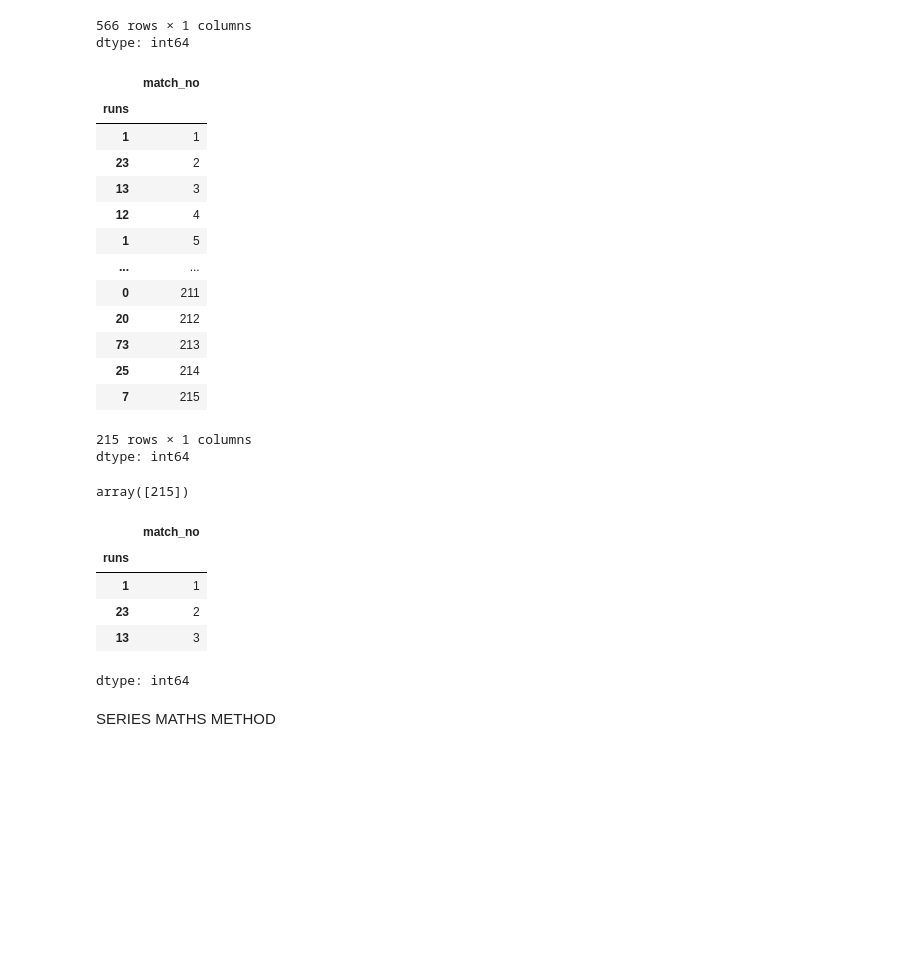
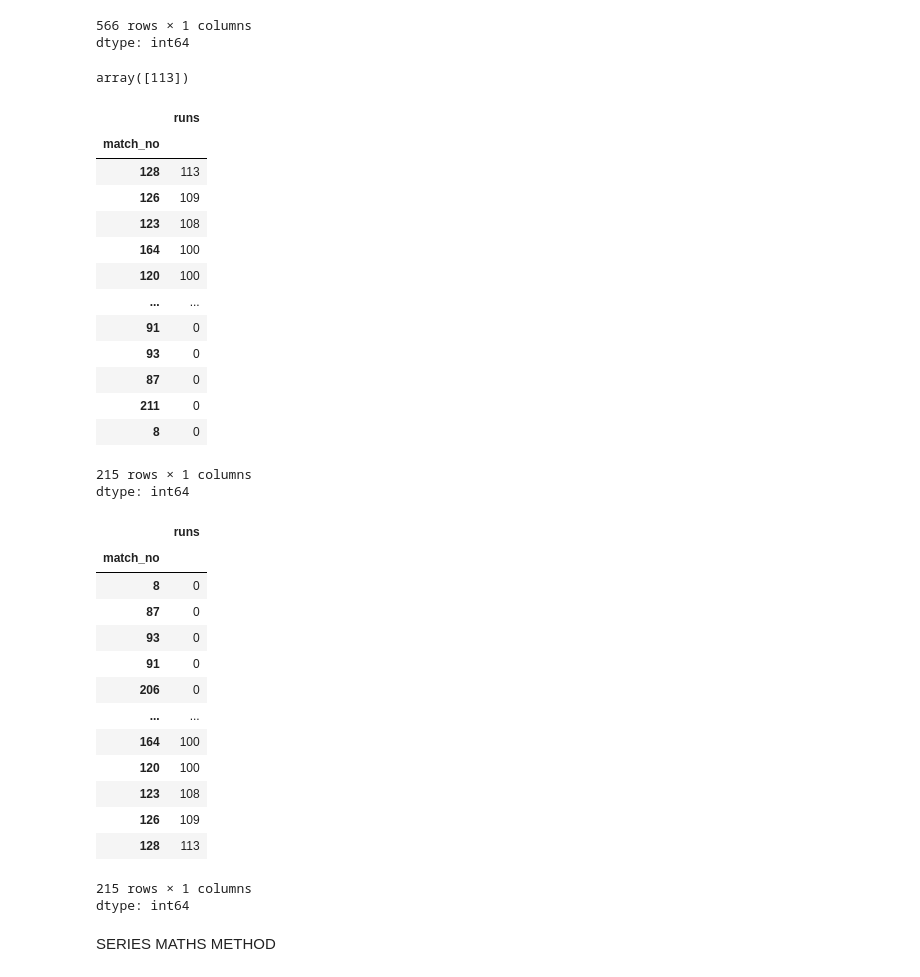
Before and after one commit to deepanshisahni1006-ops/learn-python-libraries, a Jupyter notebook: Pandas_Series.ipynb, the cells around one changed output. Drawn from its saved outputs; the diff is of its cells as text; code cells hidden in the pictures; blank space fills up the shorter version.

```diff
--- a/Pandas_Series.ipynb
+++ b/Pandas_Series.ipynb
@@ -145,6 +145,6 @@ subs
 dtype: int64
 # %%
 # with 2 cols
-vk=pd.read_csv('/content/kohli_ipl.csv',index_col='runs').squeeze()
+vk=pd.read_csv('/content/kohli_ipl.csv',index_col='match_no').squeeze()
 vk
 # %% [output]
@@ -257,36 +257,25 @@ movies.value_counts()
 dtype: int64
 # %%
 # sort_values -> inplace
-vk.sort_values()
+vk.sort_values(ascending=False).head(1).values
 # %% [output]
-|  | match_no |
-| runs |  |
-| 1 | 1 |
-| 23 | 2 |
-| 13 | 3 |
-| 12 | 4 |
-| 1 | 5 |
-| ... | ... |
-| 0 | 211 |
-| 20 | 212 |
-| 73 | 213 |
-| 25 | 214 |
-| 7 | 215 |
-215 rows × 1 columns
-dtype: int64
+array([113])
-# %%
-vk.sort_values(ascending=False).head(1).values
-# %% [output]
-array([215])
 # %%
 # sort_index -> inplace -> vk
-vk=vk.copy()
-vk.sort_values(inplace=True)
-vk.head(3)
+vk.sort_values(ascending=False)
 # %% [output]
-|  | match_no |
-| runs |  |
-| 1 | 1 |
-| 23 | 2 |
-| 13 | 3 |
+|  | runs |
+| match_no |  |
+| 128 | 113 |
+| 126 | 109 |
+| 123 | 108 |
+| 164 | 100 |
+| 120 | 100 |
+| ... | ... |
+| 91 | 0 |
+| 93 | 0 |
+| 87 | 0 |
+| 211 | 0 |
+| 8 | 0 |
+215 rows × 1 columns
 dtype: int64
@@ -293,3 +284,21 @@ dtype: int64
+# %%
+vk
+# %% [output]
+|  | runs |
+| match_no |  |
+| 8 | 0 |
+| 87 | 0 |
+| 93 | 0 |
+| 91 | 0 |
+| 206 | 0 |
+| ... | ... |
+| 164 | 100 |
+| 120 | 100 |
+| 123 | 108 |
+| 126 | 109 |
+| 128 | 113 |
+215 rows × 1 columns
+dtype: int64
 # %% [markdown]
 SERIES MATHS METHOD
 # %%
```
Also changed, not shown: parts of 26 cells of this notebook.
